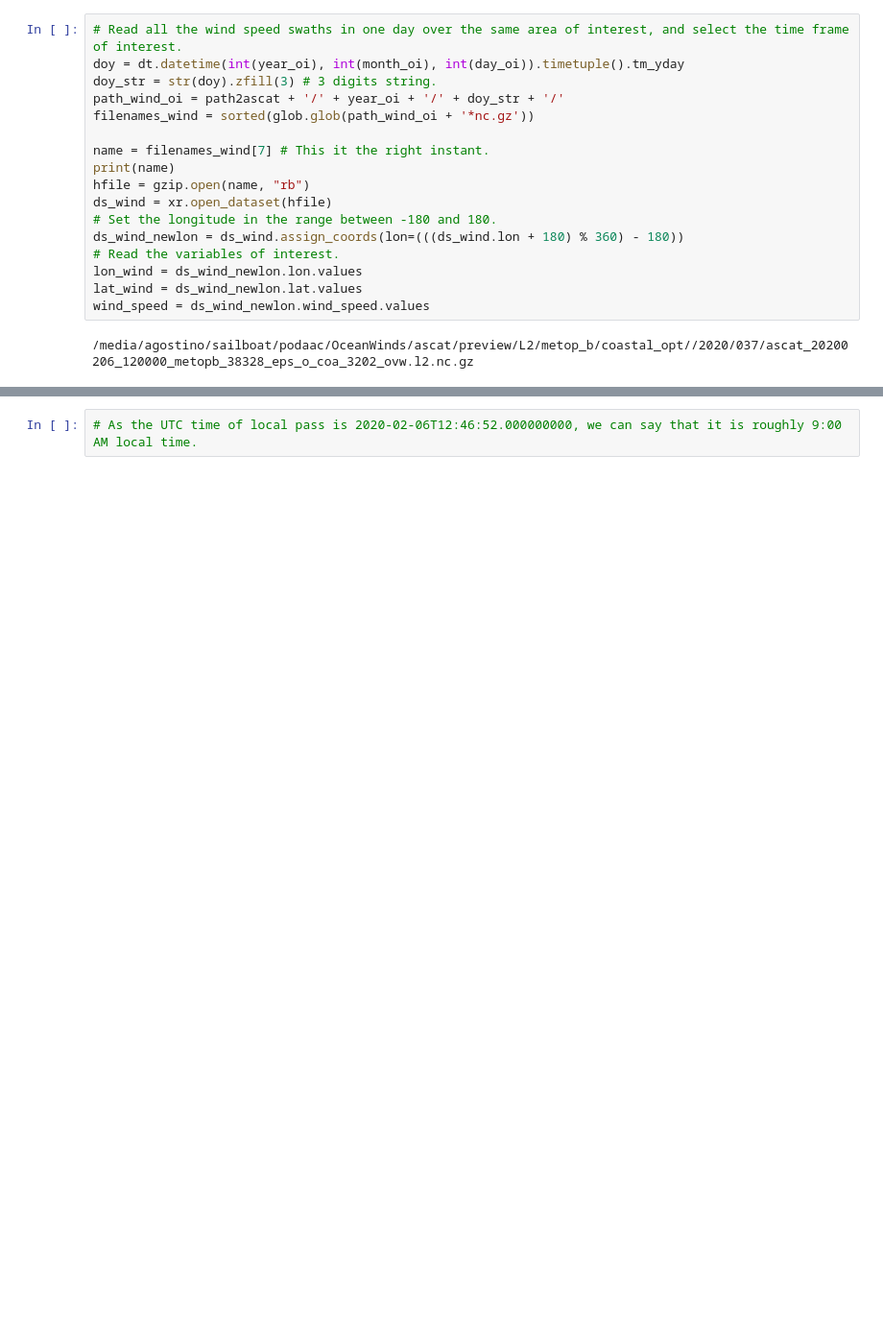
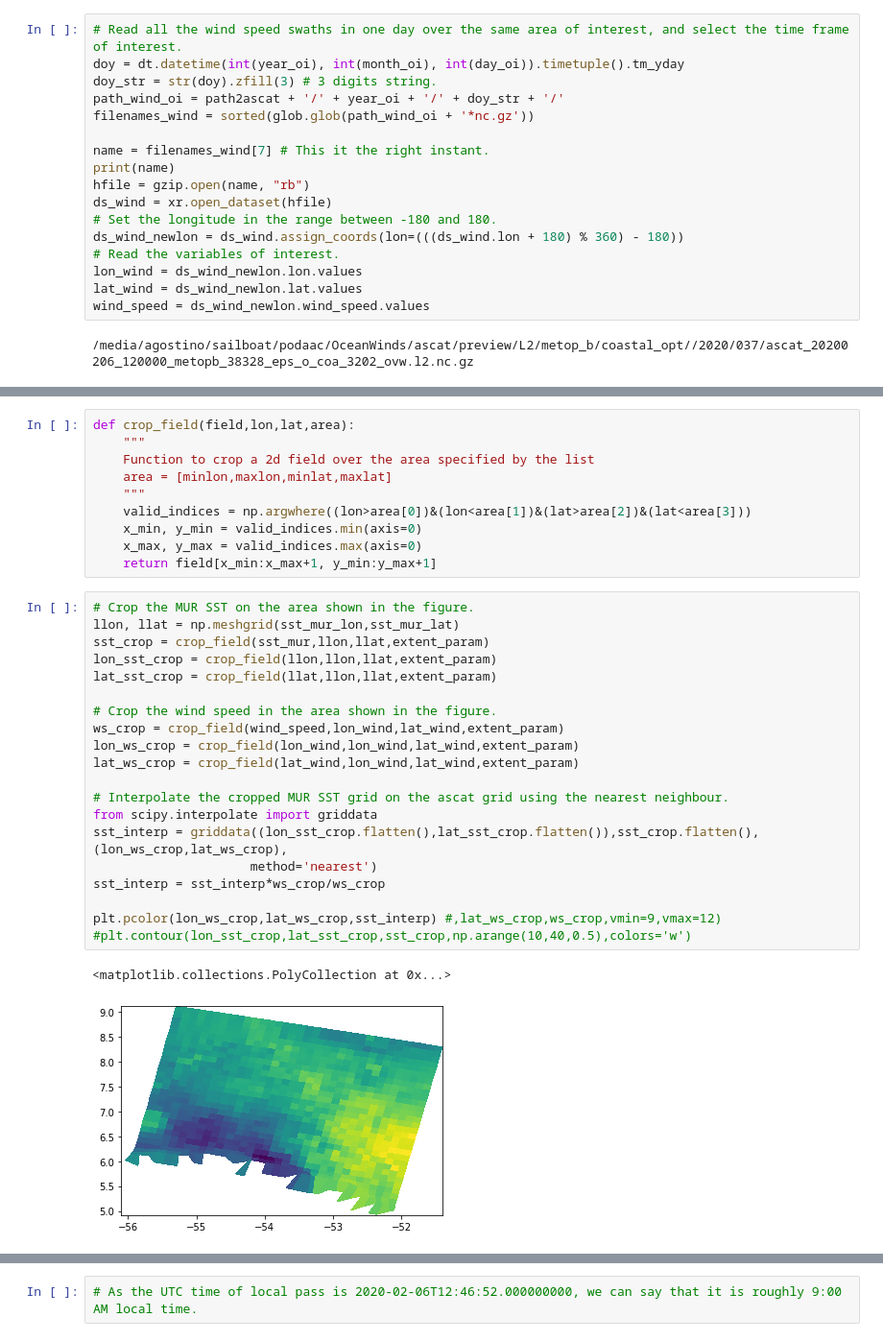
Before and after one commit to ClauClouds/SST-impact, a Jupyter notebook: ascat_wind_MUR_SST_one_day.ipynb, the cells around one changed output, grey strips where cells are left out. Shown at 96% size. Saved outputs shown, nothing was run; the diff lists cells and outputs as text; blank space fills up the shorter version.

```diff
--- a/ascat_wind_MUR_SST_one_day.ipynb
+++ b/ascat_wind_MUR_SST_one_day.ipynb
@@ -244,3 +299,36 @@ figure_name = 'fig_ascat_wind.png'
 plt.savefig(figure_name,bbox_inches='tight')
 # %% [output]
 [figure]
+# %%
+def crop_field(field,lon,lat,area):
+    """
+    Function to crop a 2d field over the area specified by the list
+    area = [minlon,maxlon,minlat,maxlat]
+    """
+    valid_indices = np.argwhere((lon>area[0])&(lon<area[1])&(lat>area[2])&(lat<area[3]))
+    x_min, y_min = valid_indices.min(axis=0)
+    x_max, y_max = valid_indices.max(axis=0)
+    return field[x_min:x_max+1, y_min:y_max+1]
+# %%
+# Crop the MUR SST on the area shown in the figure.
+llon, llat = np.meshgrid(sst_mur_lon,sst_mur_lat)
+sst_crop = crop_field(sst_mur,llon,llat,extent_param)
+lon_sst_crop = crop_field(llon,llon,llat,extent_param)
+lat_sst_crop = crop_field(llat,llon,llat,extent_param)
+
+# Crop the wind speed in the area shown in the figure.
+ws_crop = crop_field(wind_speed,lon_wind,lat_wind,extent_param)
+lon_ws_crop = crop_field(lon_wind,lon_wind,lat_wind,extent_param)
+lat_ws_crop = crop_field(lat_wind,lon_wind,lat_wind,extent_param)
+
+# Interpolate the cropped MUR SST grid on the ascat grid using the nearest neighbour.
+from scipy.interpolate import griddata
+sst_interp = griddata((lon_sst_crop.flatten(),lat_sst_crop.flatten()),sst_crop.flatten(),(lon_ws_crop,lat_ws_crop),
+                     method='nearest')
+sst_interp = sst_interp*ws_crop/ws_crop
+
+plt.pcolor(lon_ws_crop,lat_ws_crop,sst_interp) #,lat_ws_crop,ws_crop,vmin=9,vmax=12)
+#plt.contour(lon_sst_crop,lat_sst_crop,sst_crop,np.arange(10,40,0.5),colors='w')
+# %% [output]
+<matplotlib.collections.PolyCollection at 0x...>
+[figure, added]
```
Also changed, not shown: parts of 5 cells of this notebook, 1 other file.
